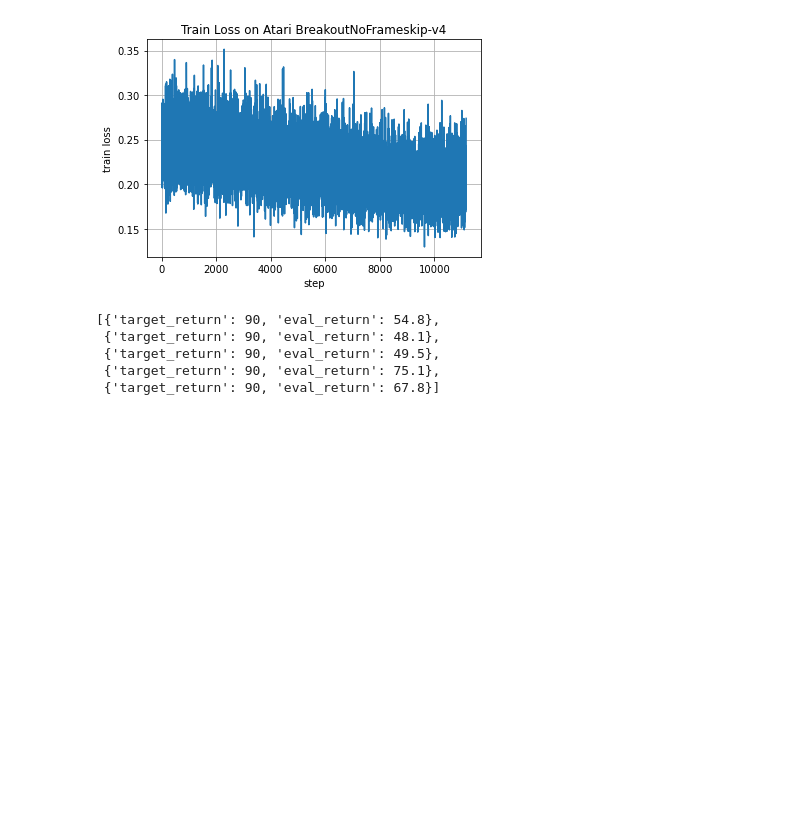
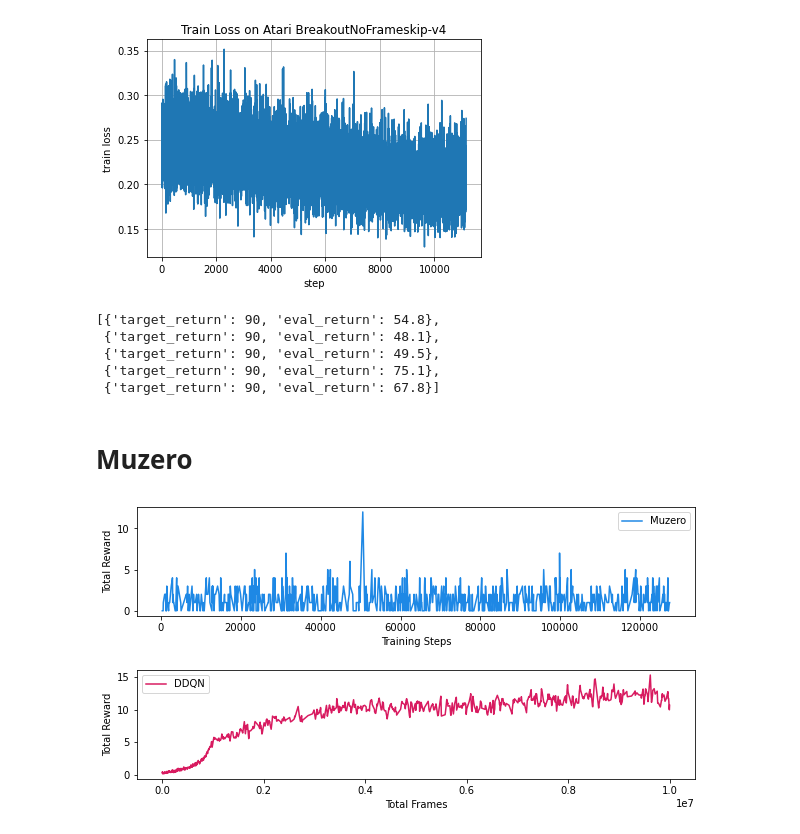
Before and after one commit to LNdoremi/CS5446-Project, a Jupyter notebook: cs5446.ipynb, the cells around one changed output. Cells and saved outputs as stored; diff of their text form; code cells hidden in the pictures; blank space fills up the shorter version.

```diff
--- a/cs5446.ipynb
+++ b/cs5446.ipynb
@@ -123,3 +124,33 @@ decision_score
  {'target_return': 90, 'eval_return': 49.5},
  {'target_return': 90, 'eval_return': 75.1},
  {'target_return': 90, 'eval_return': 67.8}]
+# %% [markdown]
+# Muzero
+# %%
+muzero_reward_length = pd.read_csv('./muzero_results/run-breakout_2022-04-03--22-08-07--10-127000-tag-1.Total_reward_3.Episode_length.csv')
+muzero_loss = pd.read_csv('./muzero_results/run-breakout_2022-04-03--22-08-07--10-127000-tag-3.Loss_Value_loss.csv')
+muzero_steps = pd.read_csv('./muzero_results/run-breakout_2022-04-03--22-08-07--10-127000-tag-2.Workers_2.Training_steps.csv')
+muzero_reward = pd.read_csv('./muzero_results/run-breakout_2022-04-03--22-08-07--10-127000-tag-1.Total_reward_1.Total_reward.csv')
+# %%
+# Data for plotting
+fig, axs = plt.subplots(2, 1, figsize=(10,5))
+fig.subplots_adjust(hspace=0.5)
+x = muzero_steps.Value
+y = muzero_reward.Value
+
+z = ddq_frames.Value
+w = ddq_reward.Value
+
+# Using set_dashes() to modify dashing of an existing line
+axs[0].plot(x, y, label='Muzero', color='#1E88E5')
+
+axs[1].plot(z, w, label='DDQN', color='#D81B60')
+# ax.set_xlim([0,50000])
+# ax.set_ylim([0,13])
+axs[0].set(xlabel='Training Steps', ylabel='Total Reward')
+axs[1].set(xlabel='Total Frames', ylabel='Total Reward')
+axs[0].legend()
+axs[1].legend()
+plt.show()
+# %% [output]
+[figure, added]
```
Also changed, not shown: parts of 5 cells of this notebook, 7 other files.
